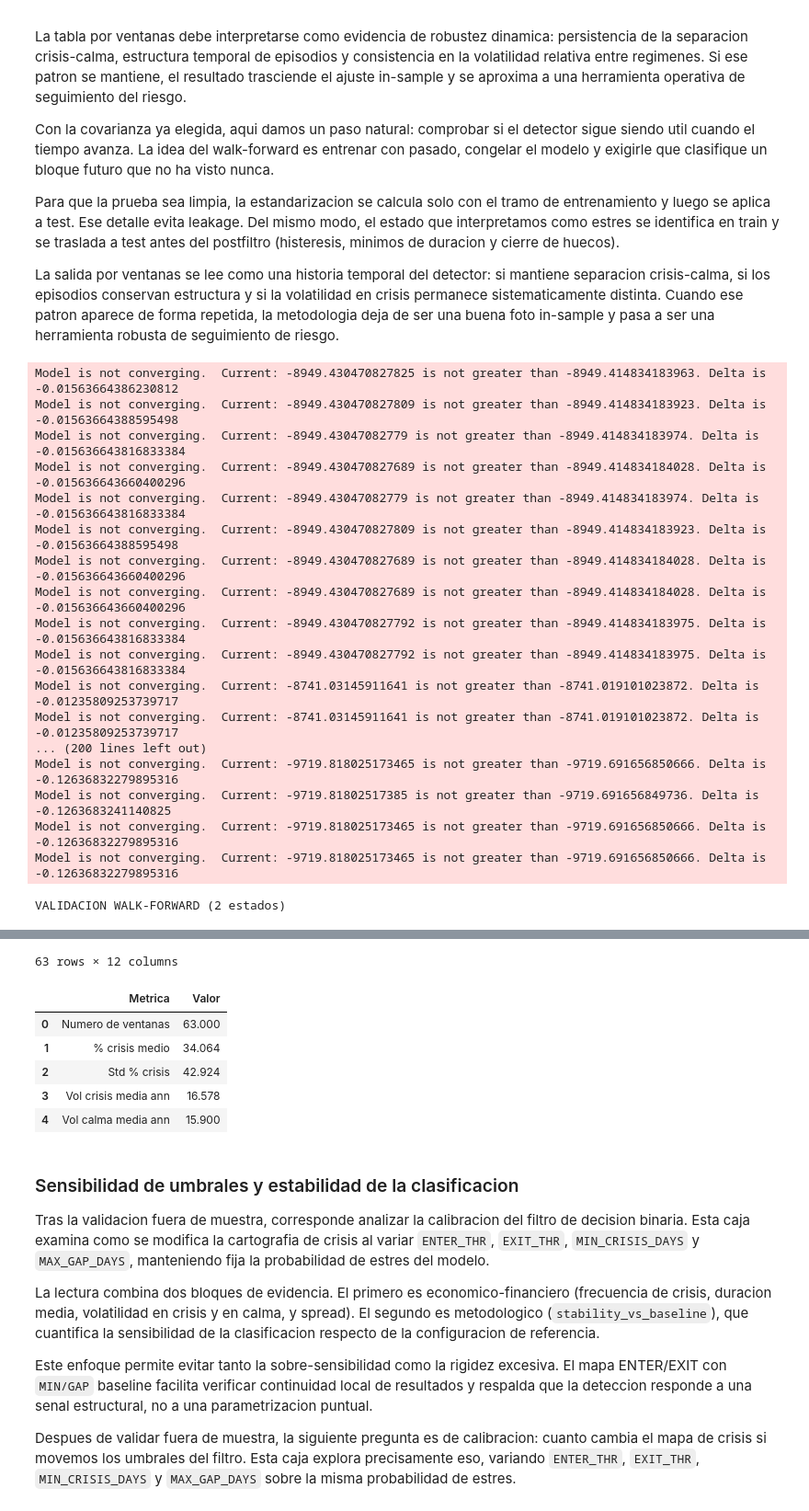
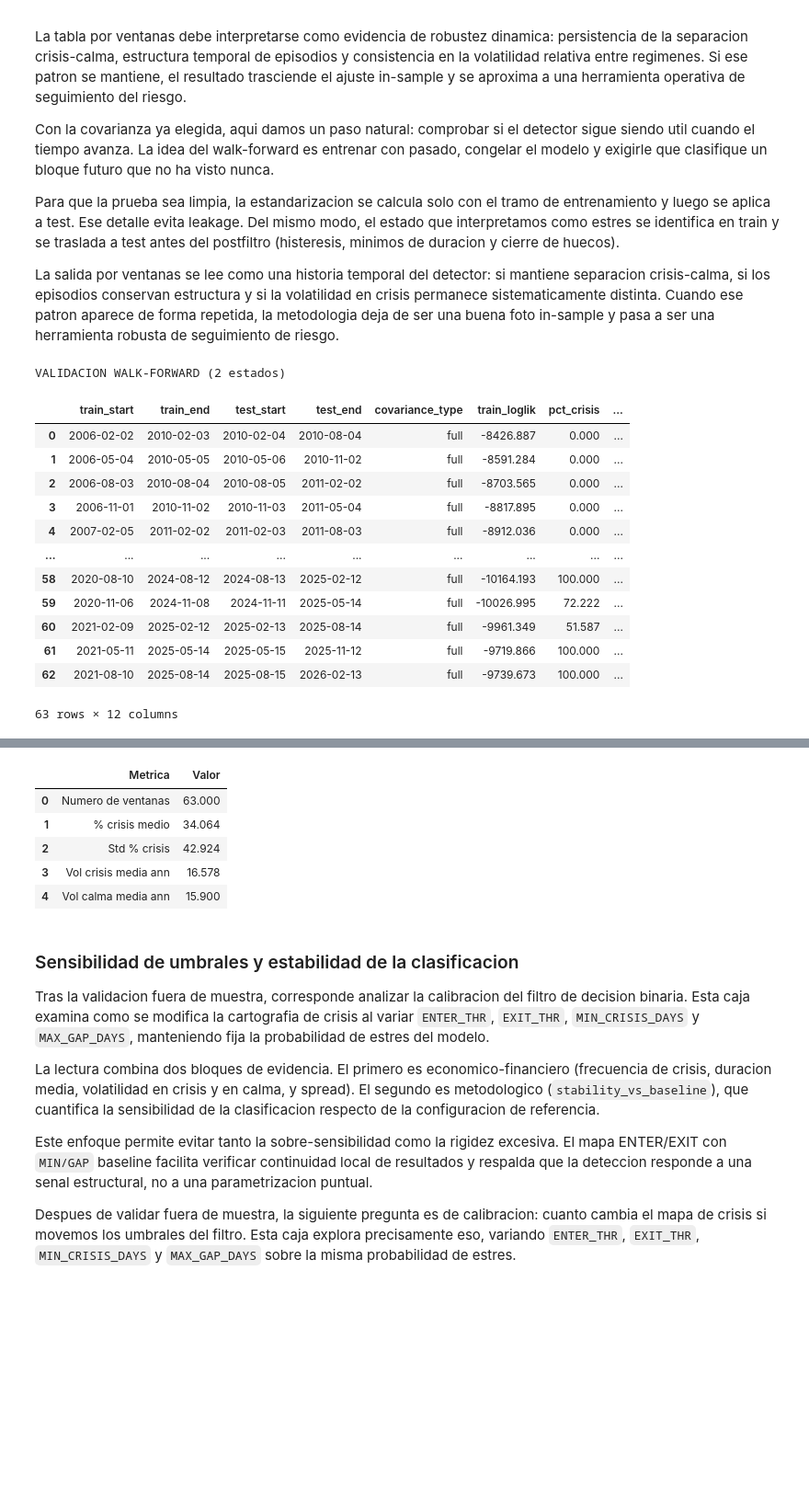
Before and after one commit to ALBERELVIS/Practica_Gesti-n_Riesgos, a Jupyter notebook: Practica_Riesgos_Final.ipynb, the cells around one changed output, grey strips where cells are left out. Shown at 92% size. Cells and saved outputs as stored; diff of their text form; code cells hidden in the pictures; blank space fills up the shorter version.

```diff
--- a/Practica_Riesgos_Final.ipynb
+++ b/Practica_Riesgos_Final.ipynb
@@ -1126,13 +1137,30 @@ def hmm_param_count(n_features: int, covariance_type: str, n_components: int = 2
     return int(startprob_params + transmat_params + mean_params + cov_params)
 
 
+import contextlib
+import io
+import logging
+
+
+def fit_sticky_hmm_silent(*args, **kwargs):
+    # Silencia avisos de no convergencia para limpiar la salida del notebook.
+    hmm_logger = logging.getLogger("hmmlearn")
+    prev_level = hmm_logger.level
+    try:
+        hmm_logger.setLevel(logging.ERROR)
+        with contextlib.redirect_stdout(io.StringIO()), contextlib.redirect_stderr(io.StringIO()):
+            return fit_sticky_hmm(*args, **kwargs)
+    finally:
+        hmm_logger.setLevel(prev_level)
+
+
 returns_bench = returns.loc[hmm_features.index].copy()
 benchmark_rows = []
 benchmark_states = {}
 benchmark_p_stress = {}
 
 for cov_type in ["diag", "full"]:
-    cov_model, cov_ll = fit_sticky_hmm(X, covariance_type=cov_type)
+    cov_model, cov_ll = fit_sticky_hmm_silent(X, covariance_type=cov_type)
 
     cov_raw_states = cov_model.predict(X)
     cov_p_states = cov_model.predict_proba(X)
@@ -1244,6 +1252,23 @@ Para que la prueba sea limpia, la estandarizacion se calcula solo con el tramo d
 La salida por ventanas se lee como una historia temporal del detector: si mantiene separacion crisis-calma, si los episodios conservan estructura y si la volatilidad en crisis permanece sistematicamente distinta. Cuando ese patron aparece de forma repetida, la metodologia deja de ser una buena foto in-sample y pasa a ser una herramienta robusta de seguimiento de riesgo.
 # %%
 # Validacion walk-forward (sin fuga temporal) del detector de estados (2 estados)
+import contextlib
+import io
+import logging
+
+
+def fit_sticky_hmm_silent(*args, **kwargs):
+    # Silencia avisos de no convergencia para limpiar la salida del notebook.
+    hmm_logger = logging.getLogger("hmmlearn")
+    prev_level = hmm_logger.level
+    try:
+        hmm_logger.setLevel(logging.ERROR)
+        with contextlib.redirect_stdout(io.StringIO()), contextlib.redirect_stderr(io.StringIO()):
+            return fit_sticky_hmm(*args, **kwargs)
+    finally:
+        hmm_logger.setLevel(prev_level)
+
+
 def walk_forward_detection(
     features_df: pd.DataFrame,
     returns_df: pd.DataFrame,
@@ -1280,7 +1305,7 @@ def walk_forward_detection(
         if len(train_z) < 100 or len(test_z) < 20:
             continue
 
-        wf_model, wf_ll = fit_sticky_hmm(train_z.values, covariance_type=covariance_type)
+        wf_model, wf_ll = fit_sticky_hmm_silent(train_z.values, covariance_type=covariance_type)
 
         # Etiquetado economico aprendido en train
         p_train = wf_model.predict_proba(train_z.values)
@@ -1349,48 +1374,44 @@ wf_results, wf_states_all, wf_p_stress_all = walk_forward_detection(
     test_window=126,
     step_size=63,
     covariance_type=recommended_covariance,
 )
 
 print("VALIDACION WALK-FORWARD (2 estados)")
 if len(wf_results) == 0:
     print("No se pudieron construir ventanas suficientes con la configuracion actual.")
 else:
     display(wf_results.round(3))
     wf_summary = pd.DataFrame(
         {
             "Metrica": [
                 "Numero de ventanas",
                 "% crisis medio",
                 "Std % crisis",
                 "Vol crisis media ann",
                 "Vol calma media ann",
             ],
             "Valor": [
                 int(len(wf_results)),
                 float(wf_results["pct_crisis"].mean()),
                 float(wf_results["pct_crisis"].std(ddof=0)),
                 float(wf_results["vol_crisis_ann"].mean()),
                 float(wf_results["vol_calma_ann"].mean()),
             ],
         }
     )
     display(wf_summary.round(3))
 # %% [output]
-Model is not converging.  Current: -8949.430470827825 is not greater than -8949.414834183963. Delta is -0.01563664386230812
-Model is not converging.  Current: -8949.430470827809 is not greater than -8949.414834183923. Delta is -0.01563664388595498
-Model is not converging.  Current: -8949.43047082779 is not greater than -8949.414834183974. Delta is -0.015636643816833384
-Model is not converging.  Current: -8949.430470827689 is not greater than -8949.414834184028. Delta is -0.015636643660400296
-Model is not converging.  Current: -8949.43047082779 is not greater than -8949.414834183974. Delta is -0.015636643816833384
-Model is not converging.  Current: -8949.430470827809 is not greater than -8949.414834183923. Delta is -0.01563664388595498
-Model is not converging.  Current: -8949.430470827689 is not greater than -8949.414834184028. Delta is -0.015636643660400296
-Model is not converging.  Current: -8949.430470827689 is not greater than -8949.414834184028. Delta is -0.015636643660400296
-Model is not converging.  Current: -8949.430470827792 is not greater than -8949.414834183975. Delta is -0.015636643816833384
-Model is not converging.  Current: -8949.430470827792 is not greater than -8949.414834183975. Delta is -0.015636643816833384
-Model is not converging.  Current: -8741.03145911641 is not greater than -8741.019101023872. Delta is -0.01235809253739717
-Model is not converging.  Current: -8741.03145911641 is not greater than -8741.019101023872. Delta is -0.01235809253739717
-... (200 lines left out)
-Model is not converging.  Current: -9719.818025173465 is not greater than -9719.691656850666. Delta is -0.12636832279895316
-Model is not converging.  Current: -9719.81802517385 is not greater than -9719.691656849736. Delta is -0.1263683241140825
-Model is not converging.  Current: -9719.818025173465 is not greater than -9719.691656850666. Delta is -0.12636832279895316
-Model is not converging.  Current: -9719.818025173465 is not greater than -9719.691656850666. Delta is -0.12636832279895316
+VALIDACION WALK-FORWARD (2 estados)
+|  | train_start | train_end | test_start | test_end | covariance_type | train_loglik | pct_crisis | ... |
+| 0 | 2006-02-02 | 2010-02-03 | 2010-02-04 | 2010-08-04 | full | -8426.887 | 0.000 | ... |
+| 1 | 2006-05-04 | 2010-05-05 | 2010-05-06 | 2010-11-02 | full | -8591.284 | 0.000 | ... |
+| 2 | 2006-08-03 | 2010-08-04 | 2010-08-05 | 2011-02-02 | full | -8703.565 | 0.000 | ... |
+| 3 | 2006-11-01 | 2010-11-02 | 2010-11-03 | 2011-05-04 | full | -8817.895 | 0.000 | ... |
+| 4 | 2007-02-05 | 2011-02-02 | 2011-02-03 | 2011-08-03 | full | -8912.036 | 0.000 | ... |
+| ... | ... | ... | ... | ... | ... | ... | ... | ... |
+| 58 | 2020-08-10 | 2024-08-12 | 2024-08-13 | 2025-02-12 | full | -10164.193 | 100.000 | ... |
+| 59 | 2020-11-06 | 2024-11-08 | 2024-11-11 | 2025-05-14 | full | -10026.995 | 72.222 | ... |
+| 60 | 2021-02-09 | 2025-02-12 | 2025-02-13 | 2025-08-14 | full | -9961.349 | 51.587 | ... |
+| 61 | 2021-05-11 | 2025-05-14 | 2025-05-15 | 2025-11-12 | full | -9719.866 | 100.000 | ... |
+| 62 | 2021-08-10 | 2025-08-14 | 2025-08-15 | 2026-02-13 | full | -9739.673 | 100.000 | ... |
-VALIDACION WALK-FORWARD (2 estados)
+63 rows × 12 columns
@@ -1409,4 +1418,3 @@ VALIDACION WALK-FORWARD (2 estados)
-63 rows × 12 columns
 |  | Metrica | Valor |
 | 0 | Numero de ventanas | 63.000 |
 | 1 | % crisis medio | 34.064 |
```
Also changed, not shown: parts of 11 cells of this notebook.
